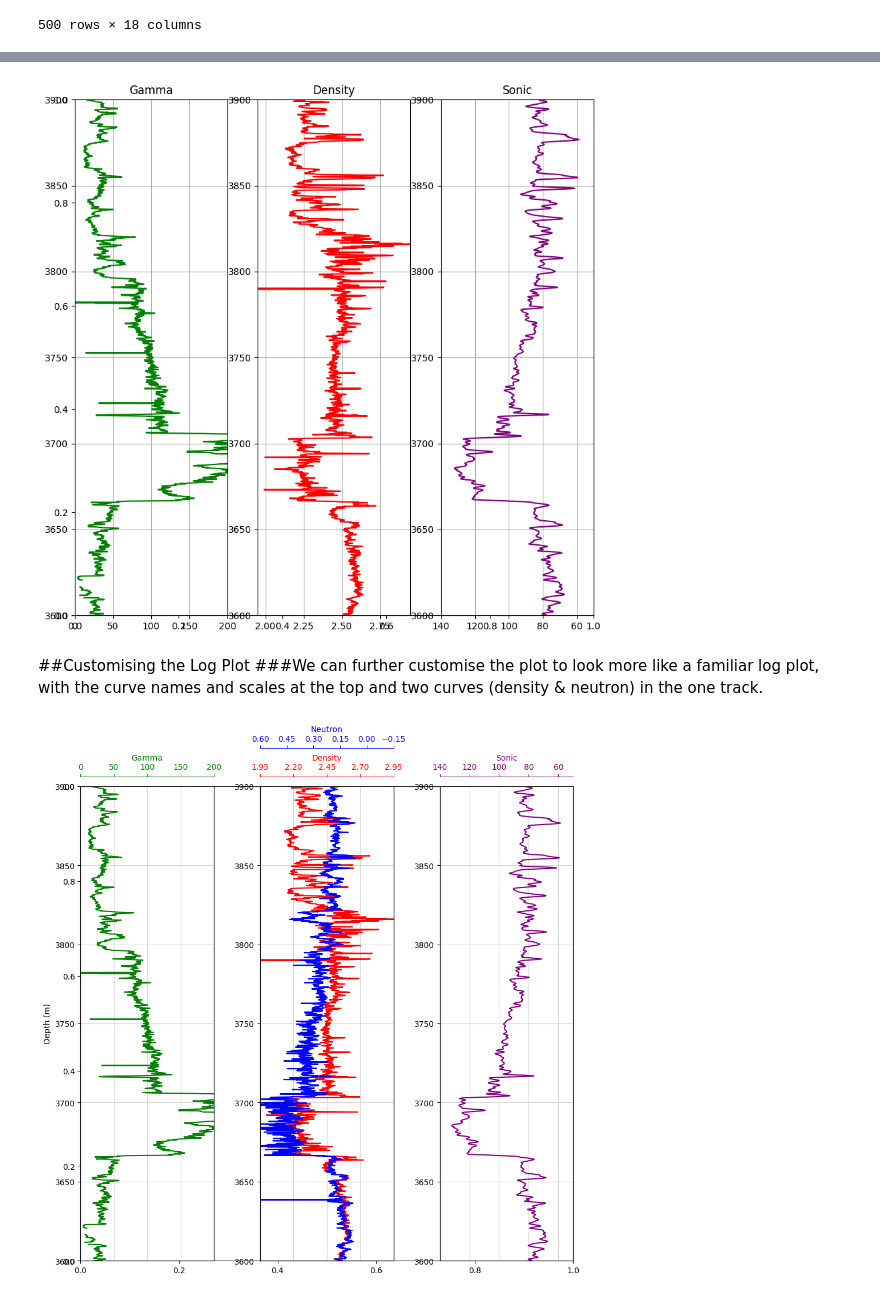
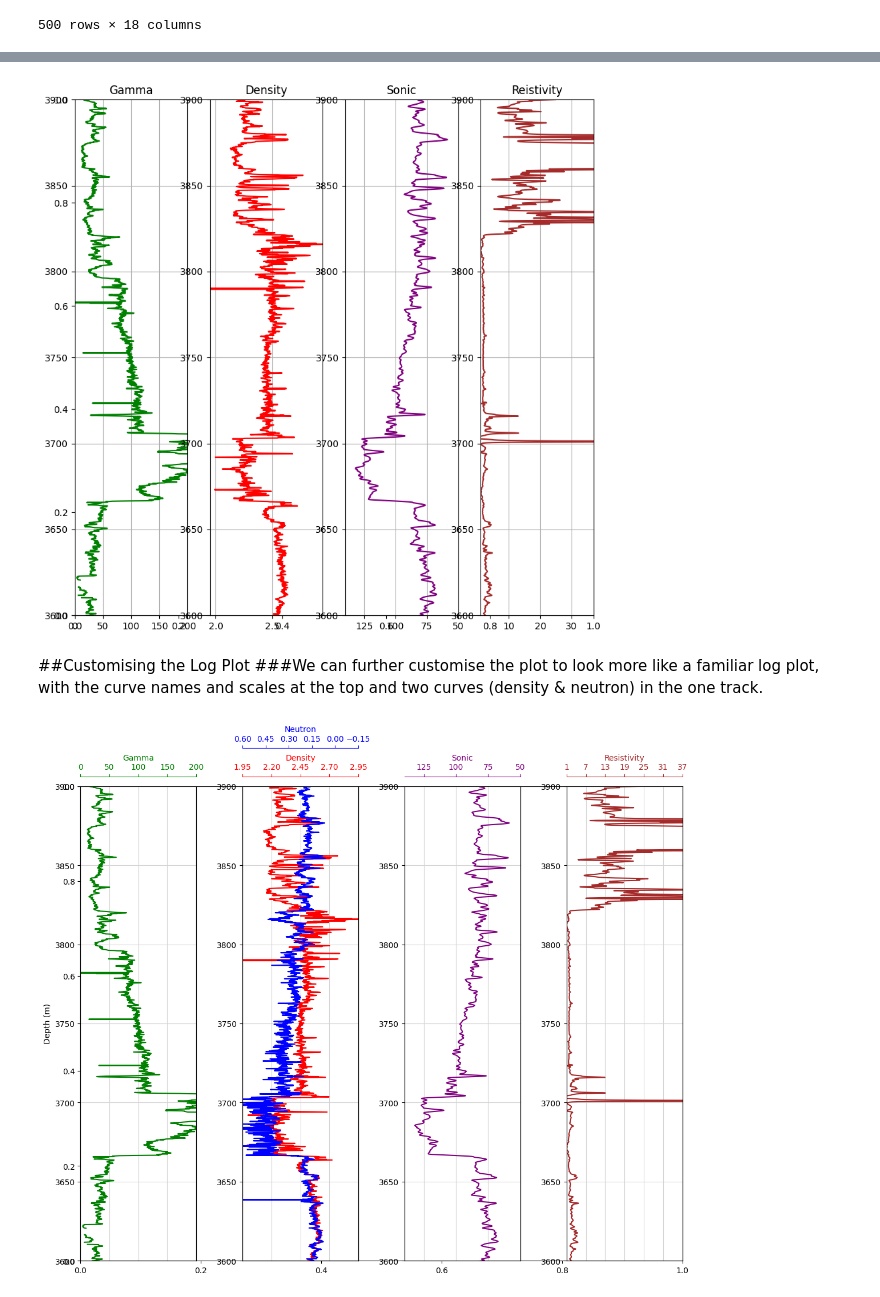
Before and after one commit to Mayukhgits/Displaying-a-Well-Plot, a Jupyter notebook: Welcome_to_Colab.ipynb, the cells around one changed output, grey strips where cells are left out. Cells and saved outputs as stored; diff of their text form; code cells hidden in the pictures.

```diff
--- a/Welcome_to_Colab.ipynb
+++ b/Welcome_to_Colab.ipynb
@@ -15,5 +15,5 @@ Drive already mounted at /content/drive; to attempt to forcibly remount, call dr
 # %%
-path = "/content/Notebook 22 - VOLVE - 15_9-19.csv"
+path = "/Notebook 22 - VOLVE - 15_9-19.csv"
 df=pd.read_csv(path)
 df.head(500)
 # %% [output]
@@ -36,9 +36,10 @@ df.head(500)
 fig = plt.subplots(figsize=(10,10))
 
 #Set up the plot axes
-ax1 = plt.subplot2grid((1,3), (0,0), rowspan=1, colspan = 1)
-ax2 = plt.subplot2grid((1,3), (0,1), rowspan=1, colspan = 1)
-ax3 = plt.subplot2grid((1,3), (0,2), rowspan=1, colspan = 1)
+ax1 = plt.subplot2grid((1,4), (0,0), rowspan=1, colspan = 1)
+ax2 = plt.subplot2grid((1,4), (0,1), rowspan=1, colspan = 1)
+ax3 = plt.subplot2grid((1,4), (0,2), rowspan=1, colspan = 1)
+ax4 = plt.subplot2grid((1,4), (0,3), rowspan=1, colspan = 1)
 
 ax1.plot("GR", "DEPTH", data = df, color = "green") # Call the data from the well dataframe
 ax1.set_title("Gamma") # Assign a track title
@@ -57,19 +58,26 @@ ax3.set_title("Sonic")
 ax3.set_xlim(140, 50)
 ax3.set_ylim(3600, 3900)
 ax3.grid()
+
+ax4.plot("RT", "DEPTH", data = df, color = "brown")
+ax4.set_title("Reistivity")
+ax4.set_xlim(1, 37)
+ax4.set_ylim(3600, 3900)
+ax4.grid()
 # %% [output]
-[figure, old version]
+[figure, new version]
 # %% [markdown]
 ##Customising the Log Plot
 ###We can further customise the plot to look more like a familiar log plot, with the curve names and scales at the top and two curves (density & neutron) in the one track.
 # %%
-fig, ax = plt.subplots(figsize=(10,10))
+fig, ax = plt.subplots(figsize=(12,10))  # Increased figure width to accommodate new track
 
 #Set up the plot axes
-ax1 = plt.subplot2grid((1,3), (0,0), rowspan=1, colspan = 1)
-ax2 = plt.subplot2grid((1,3), (0,1), rowspan=1, colspan = 1)
-ax3 = plt.subplot2grid((1,3), (0,2), rowspan=1, colspan = 1)
+ax1 = plt.subplot2grid((1,4), (0,0), rowspan=1, colspan=1)  # Changed to (1,4) grid
+ax2 = plt.subplot2grid((1,4), (0,1), rowspan=1, colspan=1)
+ax3 = plt.subplot2grid((1,4), (0,2), rowspan=1, colspan=1)
 ax4 = ax2.twiny() #Twins the y-axis for the density track with the neutron track
+ax5 = plt.subplot2grid((1,4), (0,3), rowspan=1, colspan=1)  # New track for resistivity
 
 # As our curve scales will be detached from the top of the track,
 # this code adds the top border back in without dealing with splines
@@ -79,6 +87,8 @@ ax8 = ax2.twiny()
 ax8.xaxis.set_visible(False)
 ax9 = ax3.twiny()
 ax9.xaxis.set_visible(False)
+ax10 = ax5.twiny()  # New twin axis for resistivity track
+ax10.xaxis.set_visible(False)
 
 # Gamma Ray track
 ax1.plot("GR", "DEPTH", data = df, color = "green")
@@ -103,33 +113,41 @@ ax2.set_xticks([1.95, 2.2, 2.45, 2.7, 2.95])
 # Sonic track
 ax3.plot("DT", "DEPTH", data = df, color = "purple")
 ax3.set_xlabel("Sonic")
 ax3.set_xlim(140, 50)
 ax3.xaxis.label.set_color("purple")
 ax3.tick_params(axis='x', colors="purple")
 ax3.spines["top"].set_edgecolor("purple")
 
+# Resistivity track
+ax5.plot("RT", "DEPTH", data = df, color = "brown")
+ax5.set_xlabel("Resistivity")
+ax5.set_xlim(1, 37)
+ax5.xaxis.label.set_color("brown")
+ax5.tick_params(axis='x', colors="brown")
+ax5.spines["top"].set_edgecolor("brown")
+ax5.set_xticks([1, 7, 13, 19, 25, 31, 37])
+
 # Neutron track placed ontop of density track
 ax4.plot("NPHI", "DEPTH", data = df, color = "blue")
 ax4.set_xlabel('Neutron')
 ax4.xaxis.label.set_color("blue")
 ax4.set_xlim(0.60, -0.15)
 ax4.set_ylim(3600, 3900)
 ax4.tick_params(axis='x', colors="blue")
 ax4.spines["top"].set_position(("axes", 1.08))
 ax4.spines["top"].set_visible(True)
 ax4.spines["top"].set_edgecolor("blue")
 ax4.set_xticks([0.6, 0.45, 0.3, 0.15,0, -0.15])
 
 # Common functions for setting up the plot can be extracted into
 # a for loop. This saves repeating code.
-for ax in [ax1, ax2, ax3]:
+for ax in [ax1, ax2, ax3, ax5]:  # Added ax5 to the loop
     ax.set_ylim(3600, 3900)
     ax.grid(which='major', color='lightgrey', linestyle='-')
     ax.xaxis.set_ticks_position("top")
     ax.xaxis.set_label_position("top")
     ax.spines["top"].set_position(("axes", 1.02))
 
-
 plt.tight_layout()
 # %% [output]
-[figure, old version]
+[figure, new version]
```
Also changed, not shown: parts of 4 cells of this notebook.
